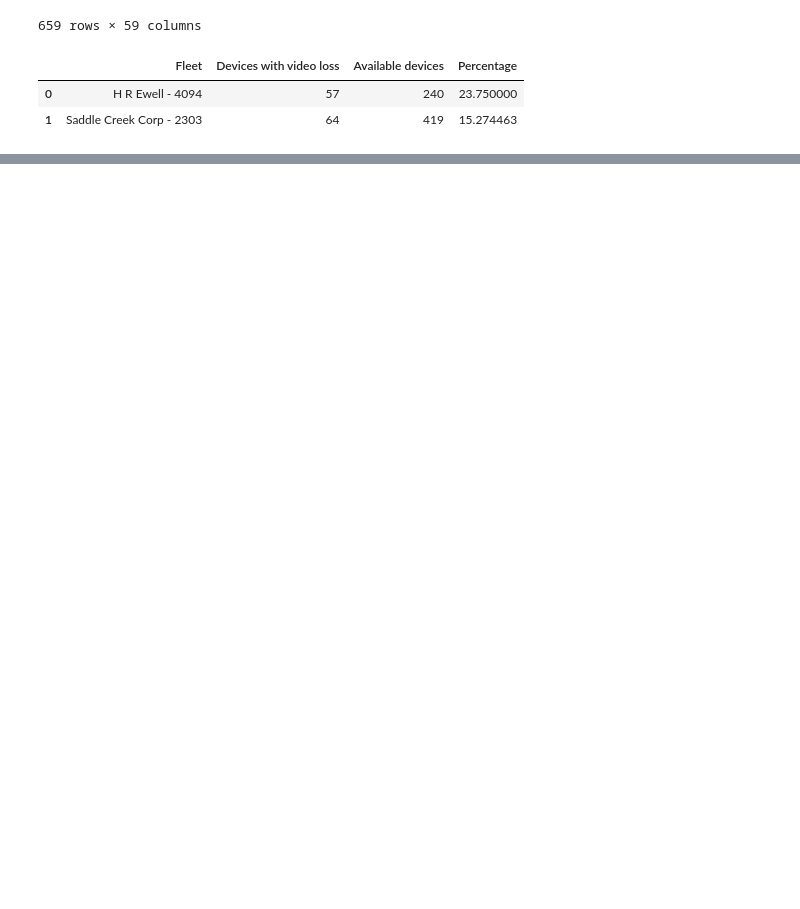
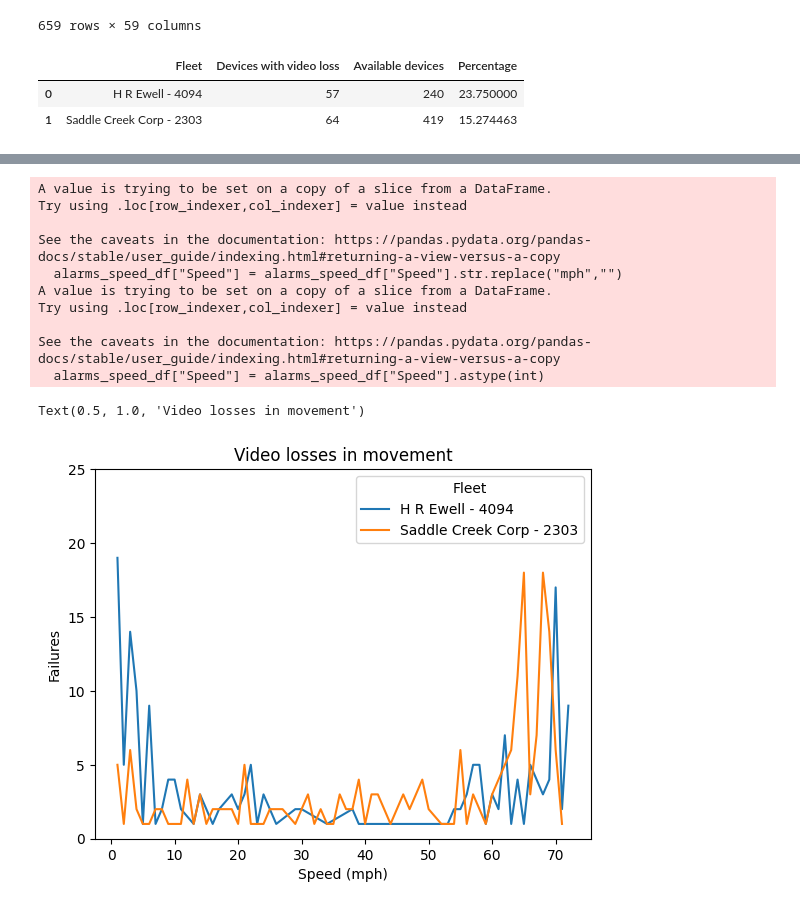
Before and after one commit to apolo-marton/video-loss-analysis, a Jupyter notebook: alarm_analysis.ipynb, the cells around one changed output, grey strips where cells are left out. Cells and saved outputs as stored; diff of their text form; code cells hidden in the pictures; blank space fills up the shorter version.

```diff
--- a/alarm_analysis.ipynb
+++ b/alarm_analysis.ipynb
@@ -299,0 +294,32 @@ Text(0.5, 0, 'Speed (mph)')
+# %%
+#Agrupar veiculos parados/em movimento
+#Histograma
+#Listar 10 veiculos para analise
+alarms_speed_df = alarms_df[~ alarms_df["License plate number"].isin(outlier_devices["License plate number"])]
+alarms_speed_df["Speed"] = alarms_speed_df["Speed"].str.replace("mph","")
+alarms_speed_df["Speed"] = alarms_speed_df["Speed"].astype(int)
+alarms_vehicles_moving = alarms_speed_df[alarms_speed_df["Speed"] > 0]
+
+
+alarms_group_by_speed_moving = alarms_vehicles_moving.groupby(["Fleet","Speed"])["Speed"].value_counts()
+alarms_group_by_speed_moving = alarms_group_by_speed_moving.to_frame().reset_index().rename(columns={"count":"Failures"})
+
+plot_ = sn.lineplot(alarms_group_by_speed_moving, x="Speed",y="Failures",hue="Fleet")
+new_ticks = [i.get_text() for i in plot_.get_xticklabels()]
+plt.xticks(np.arange(0, 80, step=10))
+plt.yticks(np.arange(0, 30, step=5))
+plt.xlabel("Speed (mph)")
+plt.title("Video losses in movement")
+# %% [output]
+A value is trying to be set on a copy of a slice from a DataFrame.
+Try using .loc[row_indexer,col_indexer] = value instead
+
+See the caveats in the documentation: https://pandas.pydata.org/pandas-docs/stable/user_guide/indexing.html#returning-a-view-versus-a-copy
+  alarms_speed_df["Speed"] = alarms_speed_df["Speed"].str.replace("mph","")
+A value is trying to be set on a copy of a slice from a DataFrame.
+Try using .loc[row_indexer,col_indexer] = value instead
+
+See the caveats in the documentation: https://pandas.pydata.org/pandas-docs/stable/user_guide/indexing.html#returning-a-view-versus-a-copy
+  alarms_speed_df["Speed"] = alarms_speed_df["Speed"].astype(int)
+Text(0.5, 1.0, 'Video losses in movement')
+[figure, added]
```
Also changed, not shown: parts of 8 cells of this notebook.
